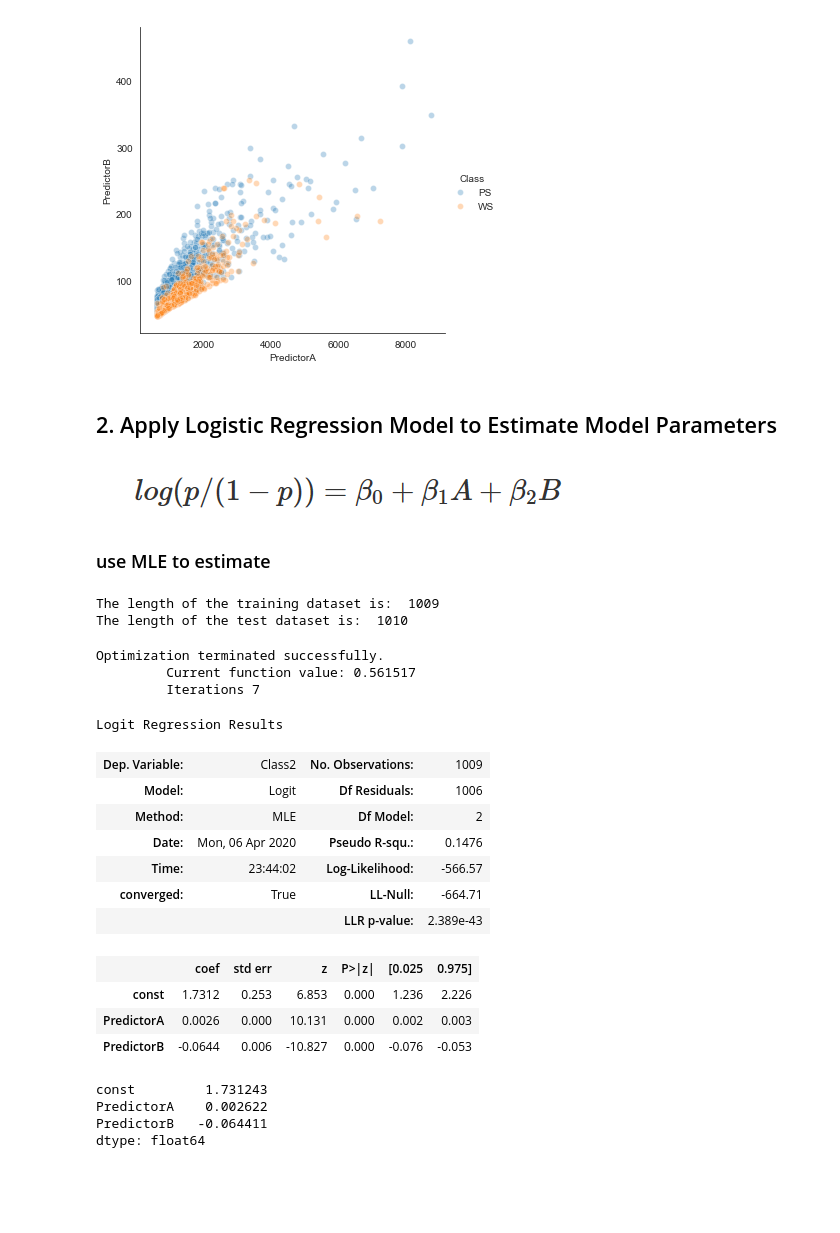
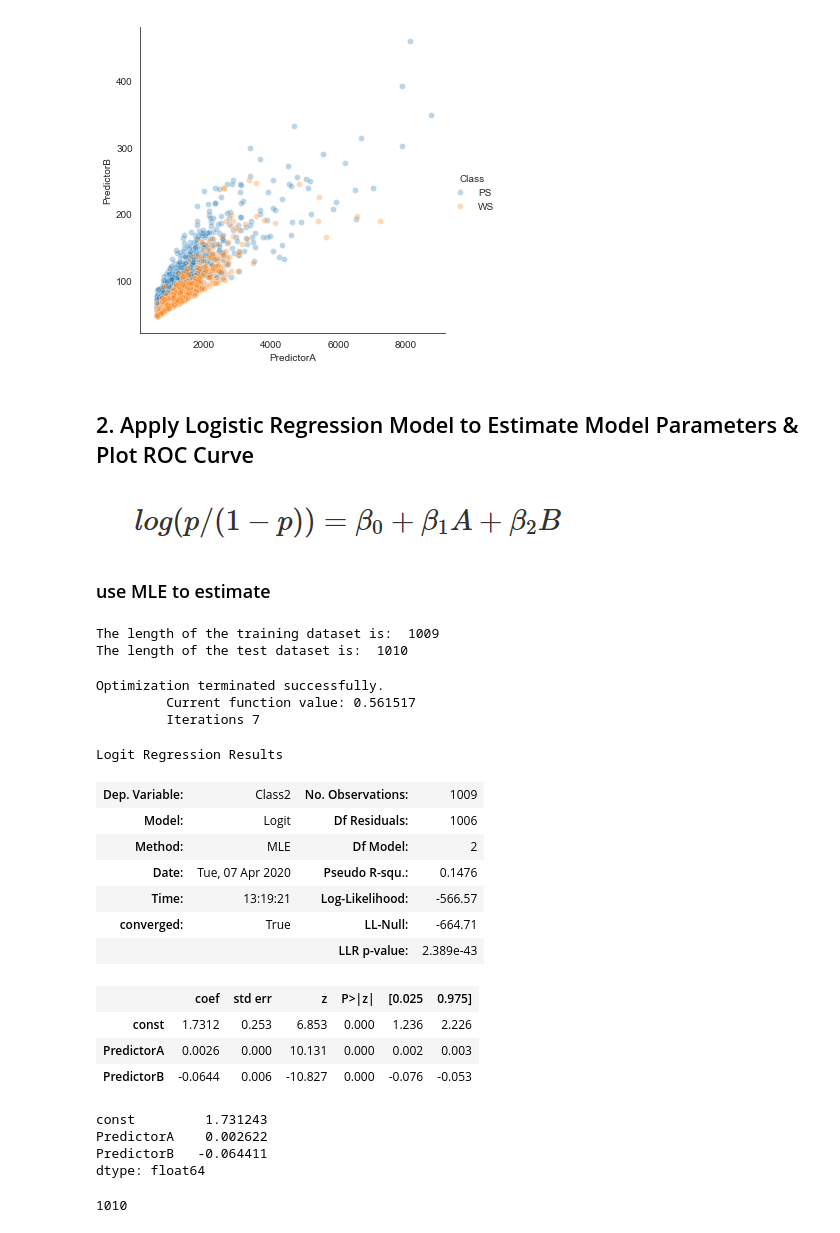
Before and after one commit to ll-wang/Learning-Notes, a Jupyter notebook: Feature Engennering and Feature Selection/Chapter 1/Chapter1 Code Recover.ipynb, the cells around one changed output. Drawn from its saved outputs; the diff is of its cells as text; code cells hidden in the pictures; blank space fills up the shorter version.

```diff
--- a/Feature Engennering and Feature Selection/Chapter 1/Chapter1 Code Recover.ipynb
+++ b/Feature Engennering and Feature Selection/Chapter 1/Chapter1 Code Recover.ipynb
@@ -43,7 +47,7 @@ _ = sns.pairplot(x_vars=['PredictorA'],y_vars = ['PredictorB'], data= df_in, hue
 # %% [output]
 [figure]
 # %% [markdown]
-## 2. Apply Logistic Regression Model to Estimate Model Parameters
+## 2. Apply Logistic Regression Model to Estimate Model Parameters & Plot ROC Curve
 
 ![image.png](attachment:image.png)
 
@@ -61,27 +65,27 @@ print('The length of the test dataset is: ', len(df_test))
 The length of the training dataset is:  1009
 The length of the test dataset is:  1010
 # %%
-X = df_train[['PredictorA','PredictorB']]
-X = sm.add_constant(X)
+X_train = df_train[['PredictorA','PredictorB']]
+X_train = sm.add_constant(X_train)
 
 #Create a 0/1 column
 df_train['Class2'] = np.where(df_train['Class'] == 'PS',0,1)
-y = df_train[['Class2']]
+y_train = df_train[['Class2']]
 
-logit = sm.Logit(y,X)
+logit = sm.Logit(y_train,X_train)
 results = logit.fit()
 
 results.summary()
 # %% [output]
 Optimization terminated successfully.
          Current function value: 0.561517
          Iterations 7
 Logit Regression Results
 | Dep. Variable: | Class2 | No. Observations: | 1009 |
 | Model: | Logit | Df Residuals: | 1006 |
 | Method: | MLE | Df Model: | 2 |
-| Date: | Mon, 06 Apr 2020 | Pseudo R-squ.: | 0.1476 |
-| Time: | 23:44:02 | Log-Likelihood: | -566.57 |
+| Date: | Tue, 07 Apr 2020 | Pseudo R-squ.: | 0.1476 |
+| Time: | 13:19:21 | Log-Likelihood: | -566.57 |
 | converged: | True | LL-Null: | -664.71 |
 |  |  | LLR p-value: | 2.389e-43 |
 |  | coef | std err | z | P>|z| | [0.025 | 0.975] |
@@ -95,3 +99,14 @@ const         1.731243
 PredictorA    0.002622
 PredictorB   -0.064411
 dtype: float64
+# %%
+#Predict using test data
+
+X_test = df_test[['PredictorA','PredictorB']]
+y_test = np.where(df_test['Class'] == 'PS',0,1)
+
+y_pred = results.predict(sm.add_constant(X_test))
+
+len(y_pred)
+# %% [output]
+1010
```
Also changed, not shown: parts of 15 cells of this notebook.
